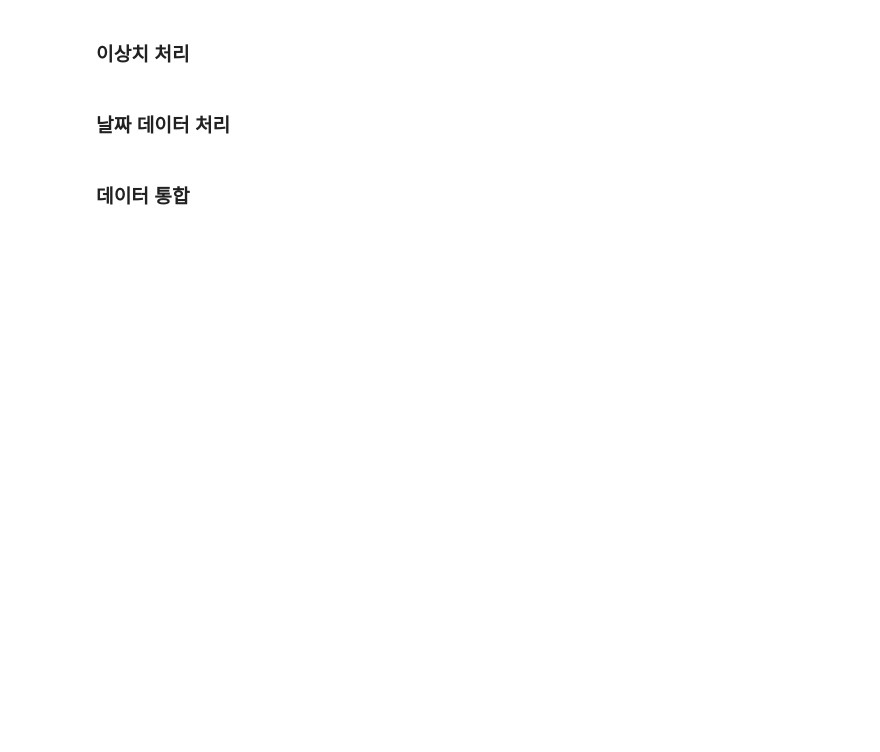
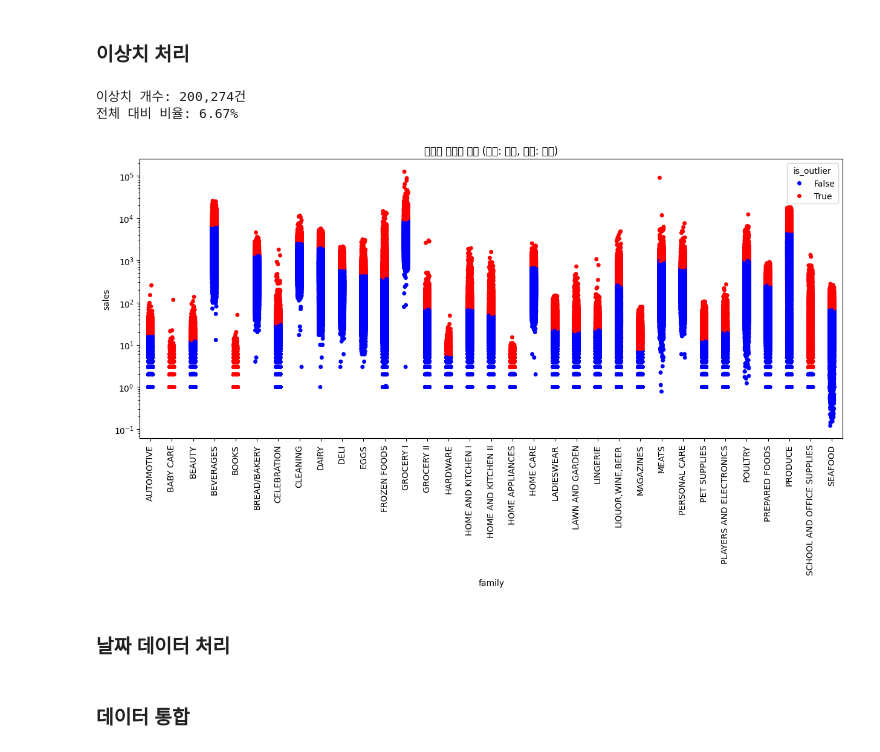
Before and after one commit to ryujjung0213/Data-Analysis-with-Open-Source, a Jupyter notebook: 오픈소스_데이터_분석_7강.ipynb, the cells around one changed output. Saved outputs shown, nothing was run; the diff lists cells and outputs as text; code cells hidden in the pictures; blank space fills up the shorter version.

```diff
--- a/오픈소스_데이터_분석_7강.ipynb
+++ b/오픈소스_데이터_분석_7강.ipynb
@@ -324,21 +452,32 @@ plt.show()
 ### 이상치 처리
 # %%
 ### 제품 계열별 판매 데이터 IQR 계산
-
+family_bounds = train.groupby('family')['sales'].apply(
+    lambda x: x.quantile(0.75) + 1.5*(x.quantile(0.75) - x.quantile(0.25))
+)
 
 ### 상한값 초과 판매량 이상치 분류
+train_enhanced = train.copy()
+train_enhanced['upper_bound'] = train_enhanced['family'].map(family_bounds)
+train_enhanced['is_outlier'] = train_enhanced['sales']> train_enhanced['upper_bound']
 
+total_outliers = train_enhanced['is_outlier'].sum()
+total_ratio = train_enhanced['is_outlier'].mean()
 
 print(f"이상치 개수: {total_outliers:,}건")
 print(f"전체 대비 비율: {total_ratio:.2%}")
 
 plt.figure(figsize=(15,6))
 sns.stripplot(x='family', y='sales', hue=train_enhanced['is_outlier'],
               data=train_enhanced, palette={False:'blue', True:'red'})
 plt.xticks(rotation=90)
 plt.yscale('log')
 plt.title('계열별 판매량 분포 (파랑: 정상, 빨강: 이상)')
 plt.show()
+# %% [output]
+이상치 개수: 200,274건
+전체 대비 비율: 6.67%
+[figure, added]
 # %%
 upper_bounds = family_bounds['upper_bound']
 
```
Also changed, not shown: parts of 11 cells of this notebook.
